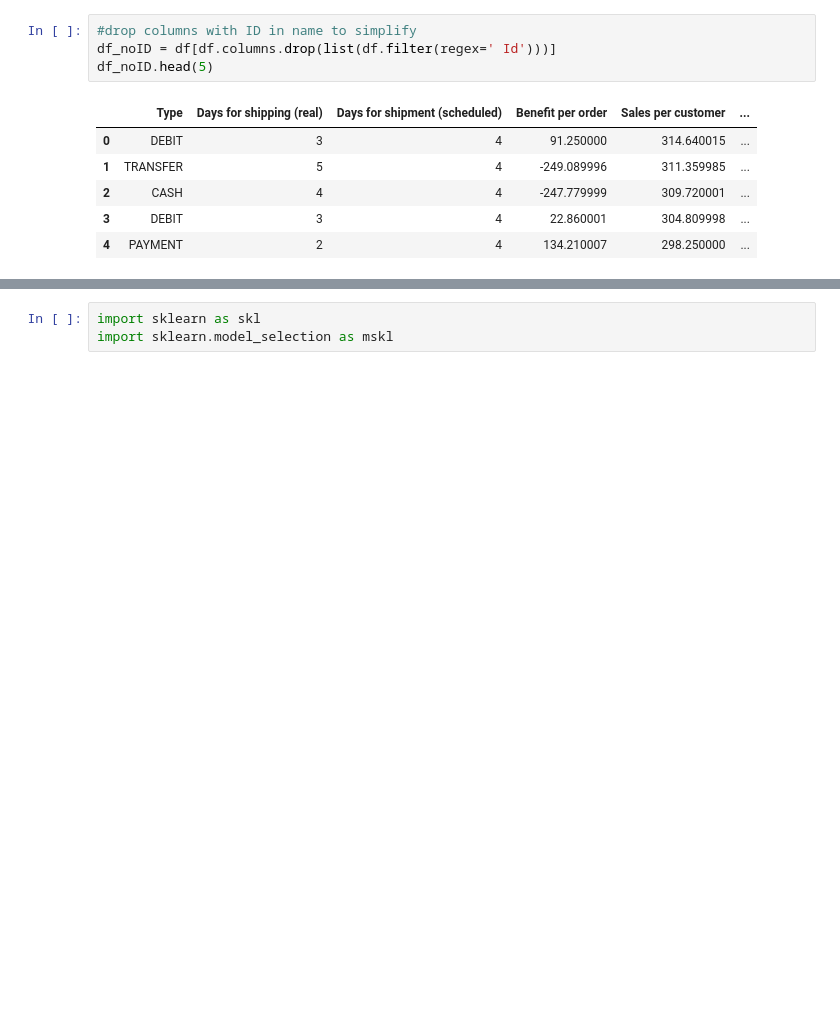
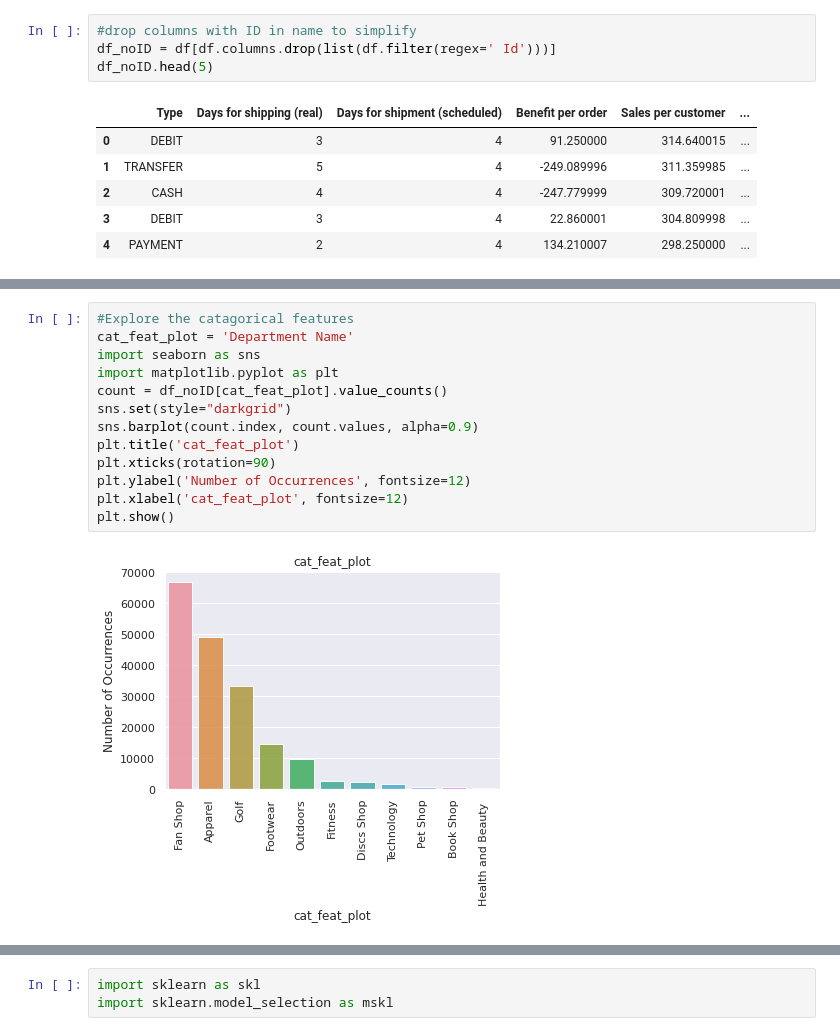
Before and after one commit to BDBlank/SmartSupplyChain, a Jupyter notebook: SmartSupplyChain.ipynb, the cells around one changed output, grey strips where cells are left out. Cells and saved outputs as stored; diff of their text form; blank space fills up the shorter version.

```diff
--- a/SmartSupplyChain.ipynb
+++ b/SmartSupplyChain.ipynb
@@ -90,0 +108,15 @@ plt.show()
+# %%
+#Explore the catagorical features
+cat_feat_plot = 'Department Name'
+import seaborn as sns
+import matplotlib.pyplot as plt
+count = df_noID[cat_feat_plot].value_counts()
+sns.set(style="darkgrid")
+sns.barplot(count.index, count.values, alpha=0.9)
+plt.title('cat_feat_plot')
+plt.xticks(rotation=90)
+plt.ylabel('Number of Occurrences', fontsize=12)
+plt.xlabel('cat_feat_plot', fontsize=12)
+plt.show()
+# %% [output]
+[figure, added]
```
Also changed, not shown: parts of 11 cells of this notebook.
